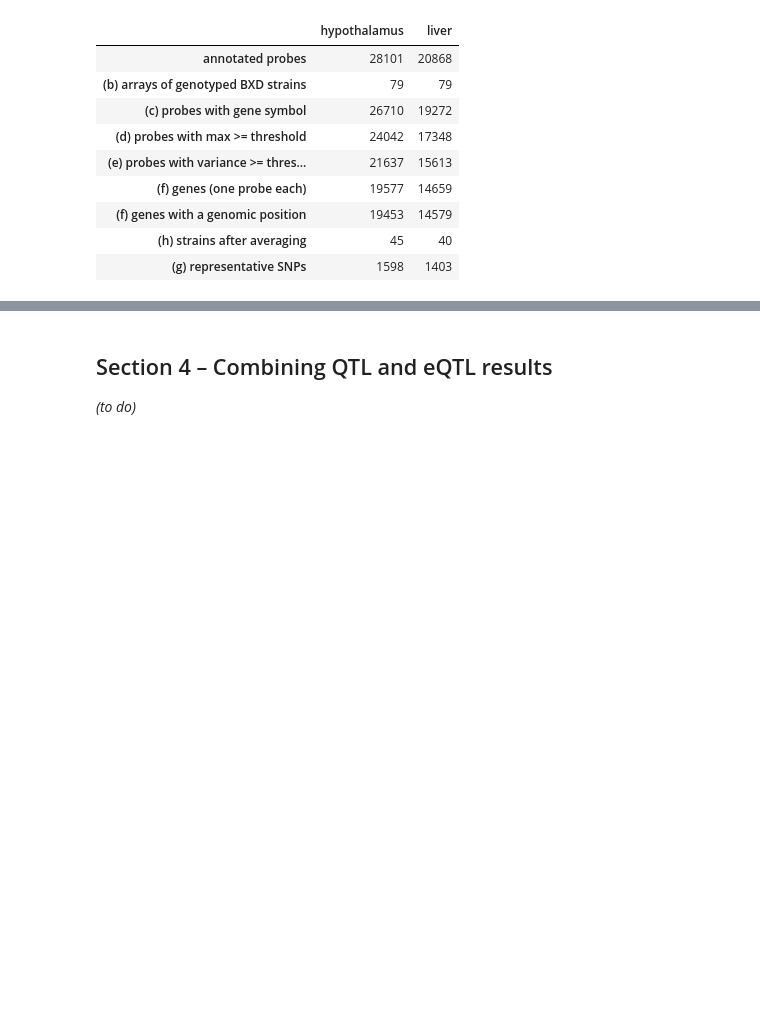
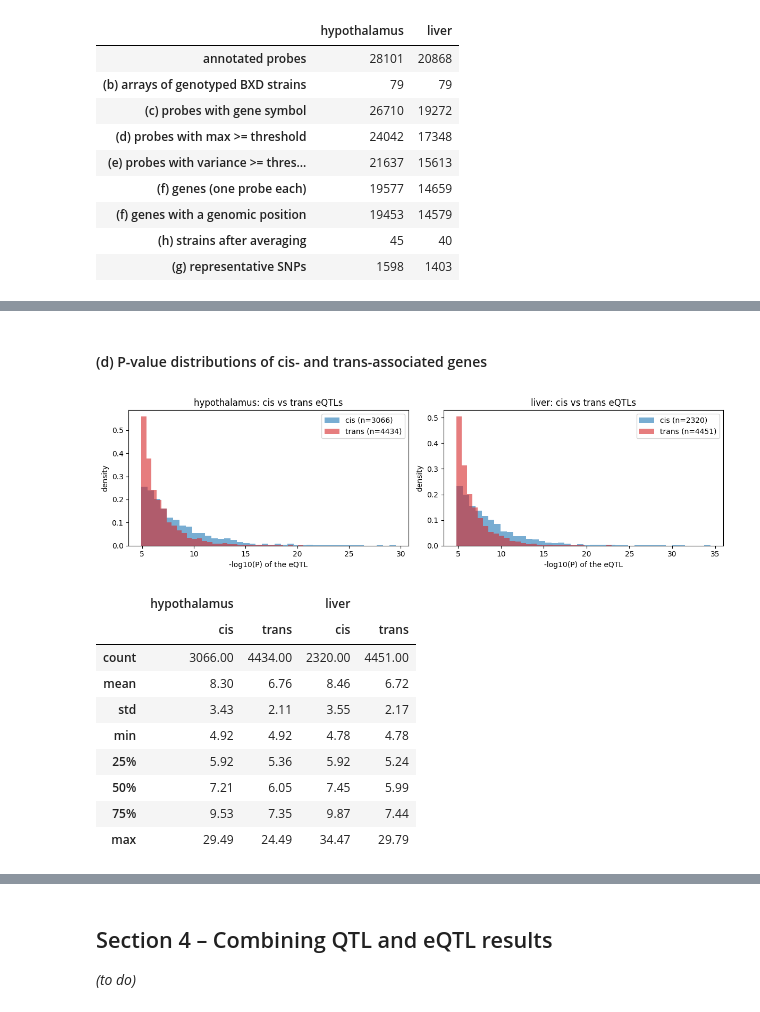
Before and after one commit to amit-sk/system-genetics-project, a Jupyter notebook: system_genetics_project.ipynb, the cells around one changed output, grey strips where cells are left out. Drawn from its saved outputs; the diff is of its cells as text; code cells hidden in the pictures; blank space fills up the shorter version.

```diff
--- a/system_genetics_project.ipynb
+++ b/system_genetics_project.ipynb
@@ -535,0 +702,27 @@ liver: 14659 genes x 1403 SNPs = 20,566,577 tests | gene x SNP pairs with q < 0.
+# %% [markdown]
+#### (d) P-value distributions of cis- and trans-associated genes
+# %%
+fig, axes = plt.subplots(1, 2, figsize=(12, 3.5))
+p_value_summary = {}
+for axis, tissue in zip(axes, TISSUES):
+    pairs = eqtls[tissue]
+    for eqtl_type, color in [('cis', 'C0'), ('trans', 'C3')]:
+        minus_log_p = -np.log10(pairs.loc[pairs['type'] == eqtl_type, 'p_value'])
+        axis.hist(minus_log_p, bins=40, density=True, alpha=0.6, color=color, label=f'{eqtl_type} (n={len(minus_log_p)})')
+        p_value_summary[(tissue, eqtl_type)] = minus_log_p.describe().round(2)
+    axis.set_xlabel('-log10(P) of the eQTL'); axis.set_ylabel('density'); axis.set_title(f'{tissue}: cis vs trans eQTLs')
+    axis.legend()
+plt.tight_layout(); plt.show()
+pd.DataFrame(p_value_summary)
+# %% [output]
+[figure, added]
+|  | hypothalamus |  | liver |  |
+|  | cis | trans | cis | trans |
+| count | 3066.00 | 4434.00 | 2320.00 | 4451.00 |
+| mean | 8.30 | 6.76 | 8.46 | 6.72 |
+| std | 3.43 | 2.11 | 3.55 | 2.17 |
+| min | 4.92 | 4.92 | 4.78 | 4.78 |
+| 25% | 5.92 | 5.36 | 5.92 | 5.24 |
+| 50% | 7.21 | 6.05 | 7.45 | 5.99 |
+| 75% | 9.53 | 7.35 | 9.87 | 7.44 |
+| max | 29.49 | 24.49 | 34.47 | 29.79 |
```
Also changed, not shown: parts of 14 cells of this notebook, 4 other files.
